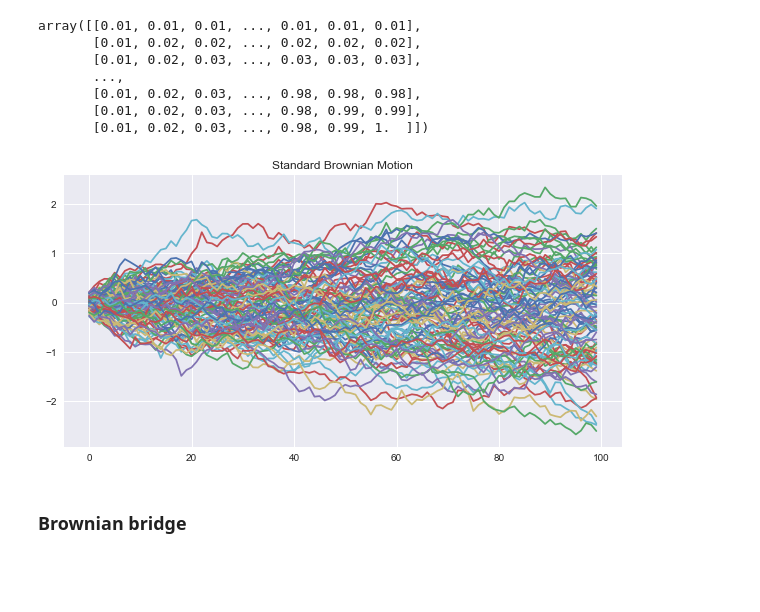
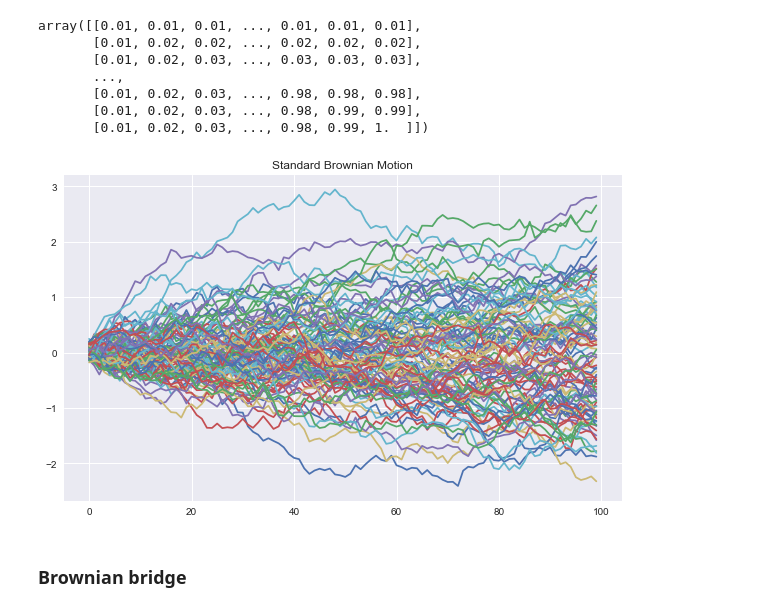
Before and after one commit to raj-rao-rr/MTH_5500, a Jupyter notebook: hw2_mth5500_rao_mahi_chernositov.ipynb, the cells around one changed output. Saved outputs shown, nothing was run; the diff lists cells and outputs as text; code cells hidden in the pictures; blank space fills up the shorter version.

```diff
--- a/hw2_mth5500_rao_mahi_chernositov.ipynb
+++ b/hw2_mth5500_rao_mahi_chernositov.ipynb
@@ -47,12 +53,12 @@ array([[0.01, 0.01, 0.01, ..., 0.01, 0.01, 0.01],
 # %%
 bm_plot = np.array([np.linalg.cholesky(bm_cov).dot(np.random.normal(loc=0, scale=1, size=100)) for _ in range(100)])
 # %%
-plt.figure(figsize=(10,5))
+plt.figure(figsize=(10,6))
 plt.title('Standard Brownian Motion')
 for i in bm_plot:
     plt.plot(i)
 # %% [output]
-[figure, old version]
+[figure, new version]
 # %% [markdown]
 ### Brownian bridge
 # %%
```
Also changed, not shown: parts of 14 cells of this notebook.
